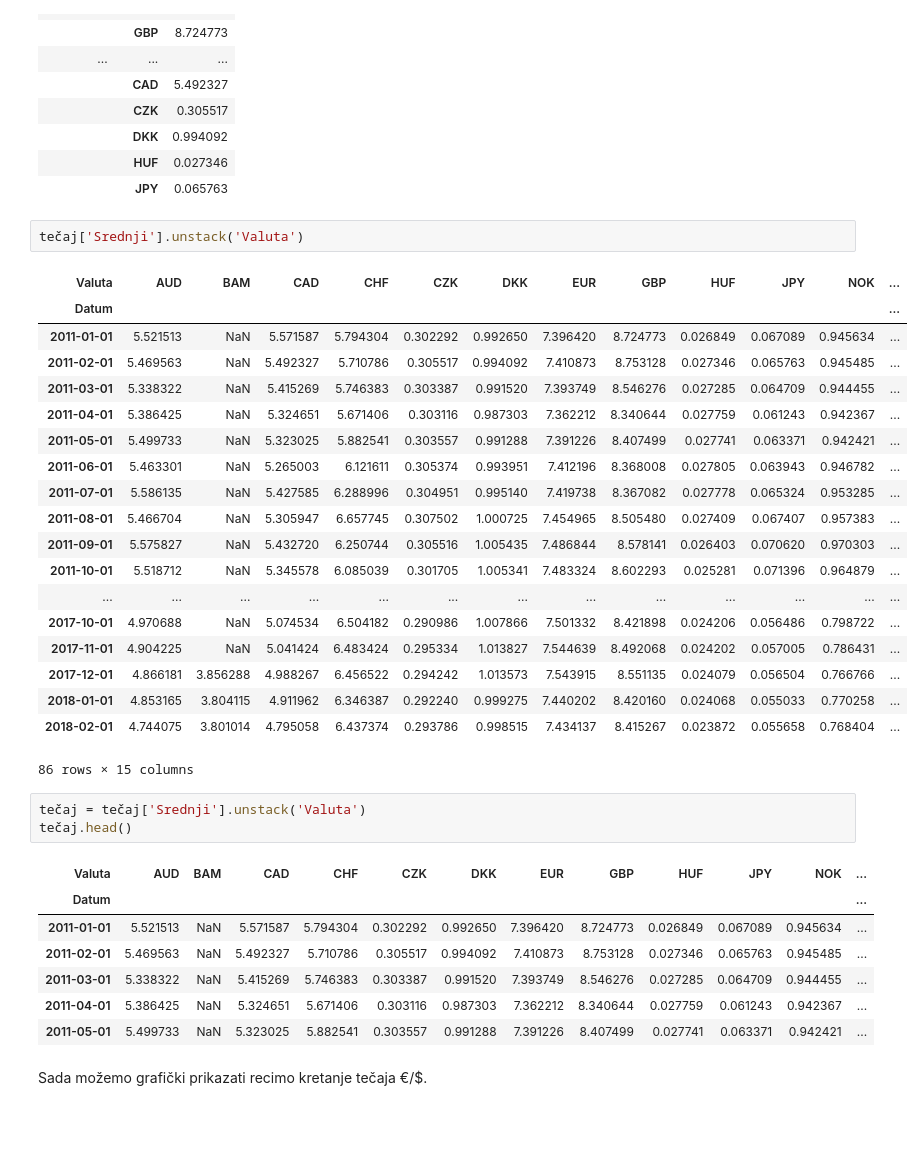
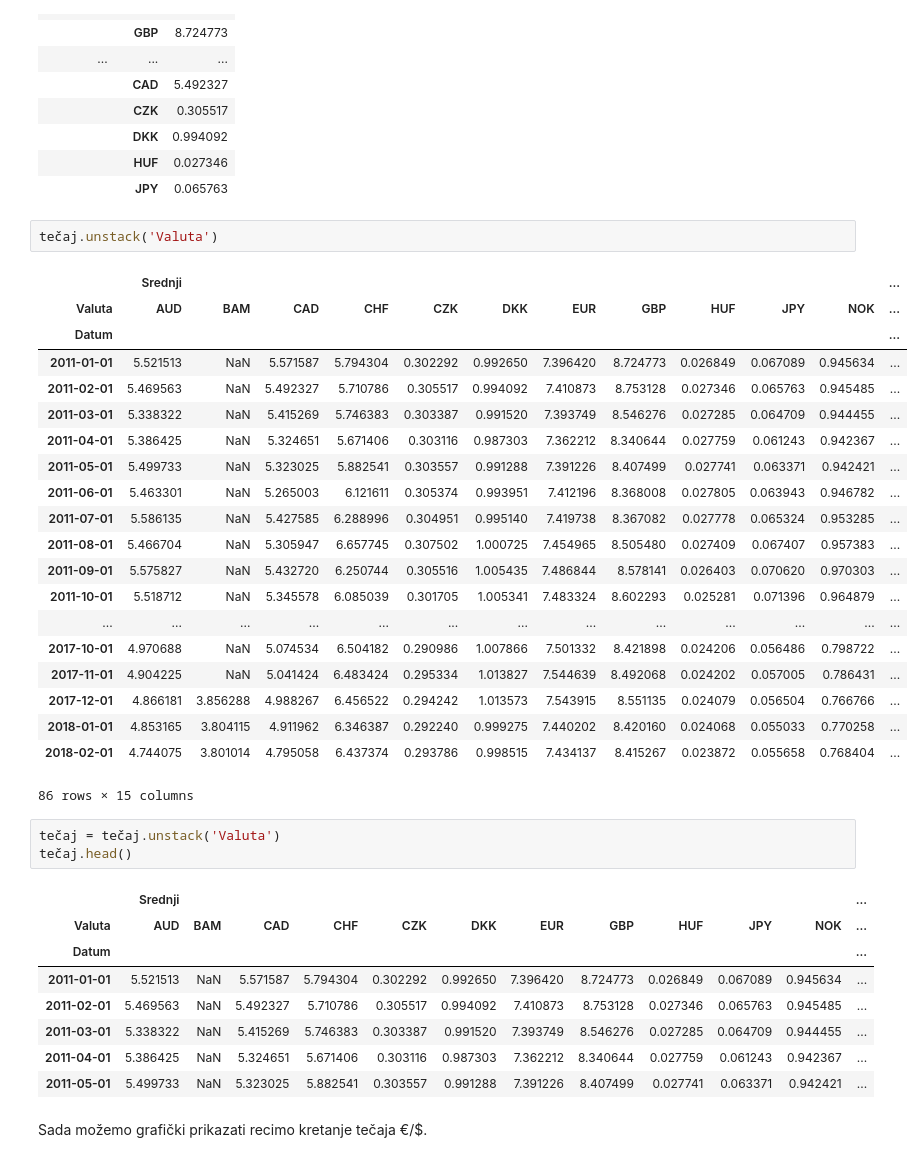
Before and after one commit to vedgar/ms, a Jupyter notebook: Predavanje 3.ipynb, the cells around one changed output. Drawn from its saved outputs; the diff is of its cells as text; blank space fills up the shorter version.

```diff
--- a/Predavanje 3.ipynb
+++ b/Predavanje 3.ipynb
@@ -318,8 +349,9 @@ tečaj.head(20)
 |  | HUF | 0.027346 |
 |  | JPY | 0.065763 |
 # %%
-tečaj['Srednji'].unstack('Valuta')
+tečaj.unstack('Valuta')
 # %% [output]
+|  | Srednji |  |  |  |  |  |  |  |  |  |  | ... |
 | Valuta | AUD | BAM | CAD | CHF | CZK | DKK | EUR | GBP | HUF | JPY | NOK | ... |
 | Datum |  |  |  |  |  |  |  |  |  |  |  | ... |
 | 2011-01-01 | 5.521513 | NaN | 5.571587 | 5.794304 | 0.302292 | 0.992650 | 7.396420 | 8.724773 | 0.026849 | 0.067089 | 0.945634 | ... |
@@ -340,9 +372,10 @@ tečaj['Srednji'].unstack('Valuta')
 | 2018-02-01 | 4.744075 | 3.801014 | 4.795058 | 6.437374 | 0.293786 | 0.998515 | 7.434137 | 8.415267 | 0.023872 | 0.055658 | 0.768404 | ... |
 86 rows × 15 columns
 # %%
-tečaj = tečaj['Srednji'].unstack('Valuta')
+tečaj = tečaj.unstack('Valuta')
 tečaj.head()
 # %% [output]
+|  | Srednji |  |  |  |  |  |  |  |  |  |  | ... |
 | Valuta | AUD | BAM | CAD | CHF | CZK | DKK | EUR | GBP | HUF | JPY | NOK | ... |
 | Datum |  |  |  |  |  |  |  |  |  |  |  | ... |
 | 2011-01-01 | 5.521513 | NaN | 5.571587 | 5.794304 | 0.302292 | 0.992650 | 7.396420 | 8.724773 | 0.026849 | 0.067089 | 0.945634 | ... |
```
Also changed, not shown: parts of 3 cells of this notebook, 2 other files.
